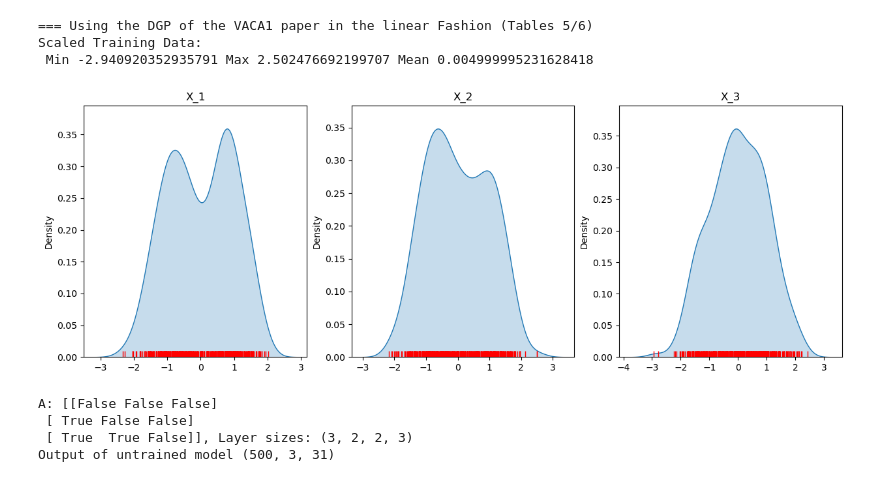
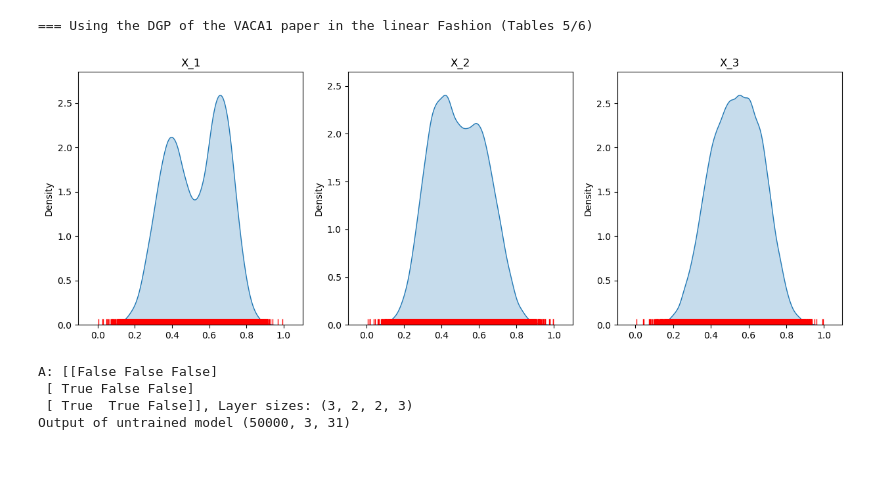
Before and after one commit to oduerr/cflow, a Jupyter notebook: notebooks/simple_model.ipynb, the cells around one changed output. Cells and saved outputs as stored; diff of their text form; code cells hidden in the pictures.

Commit message:
Fixed wrong scaling in nb

```diff
--- a/notebooks/simple_model.ipynb
+++ b/notebooks/simple_model.ipynb
@@ -1,3 +1,8 @@
+# %%
+M = 30
+N_train = 50000
+EPOCHS = 500
+fn = 'triangle_test_large_long.keras'
 # %%
 import numpy as np
 import tensorflow as tf
@@ -8,47 +13,40 @@ import tensorflow as tf
 from tensorflow.keras.optimizers import Adam
 from sklearn.preprocessing import StandardScaler
 from cflow.masked_linear import create_masks_np, LinearMasked, create_theta_tilde_maf, dag_loss
+from cflow.utils import scale_df
 
 ######### DGP #########
 def dgp(n_obs):
     print("=== Using the DGP of the VACA1 paper in the linear Fashion (Tables 5/6)")
     flip = np.random.choice([0, 1], n_obs)
     X_1 = flip * np.random.normal(-2, np.sqrt(1.5), n_obs) + (1 - flip) * np.random.normal(1.5, 1, n_obs)
     X_2 = -X_1 + np.random.normal(size=n_obs)
     X_3 = X_1 + 0.25 * X_2 + np.random.normal(size=n_obs)
 
     dat_s = np.column_stack((X_1, X_2, X_3))
     dat_tf = tf.constant(dat_s, dtype=tf.float32)
 
-    # Scaling the data
-    scaler = StandardScaler()
-    scaled = scaler.fit_transform(dat_tf.numpy()) * 0.99 + 0.005
+    scaled = scale_df(dat_tf) * 0.99 + 0.005
 
     A = np.array([[0, 1, 1], [0, 0, 1], [0, 0, 0]])
     return {'df_orig': dat_tf, 'df_scaled': scaled, 'A': A}
 
 # Generate training data
-train = dgp(500)
+train = dgp(N_train)
 # Give summary statistics of df_scaled
 import seaborn as sns
-
-# Give summary statistics of df_scaled
-print(f"Scaled Training Data:\n Min {train['df_scaled'].min()} Max {train['df_scaled'].max()} Mean {train['df_scaled'].mean()}")
 
 # Plot the KDEs of the training data
 fig, axs = plt.subplots(1, 3, figsize=(15, 5))
 for i in range(3):
     sns.kdeplot(train['df_scaled'][:, i], ax=axs[i], fill=True)
     sns.rugplot(train['df_scaled'][:, i], ax=axs[i], color='r')
     axs[i].set_title(f"X_{i+1}")
 plt.show()
 # %% [output]
 === Using the DGP of the VACA1 paper in the linear Fashion (Tables 5/6)
-Scaled Training Data:
- Min -2.940920352935791 Max 2.502476692199707 Mean 0.004999995231628418
-[figure, old version]
+[figure, new version]
 # %%
-M = 30
 # Transpose the adjacency matrix
 adjacency = np.transpose(train['A']) == 1 #Needs to be a boolean matrix
 # Define layer sizes
@@ -65,7 +63,7 @@ if (M<4):
 A: [[False False False]
  [ True False False]
  [ True  True False]], Layer sizes: (3, 2, 2, 3)
-Output of untrained model (500, 3, 31)
+Output of untrained model (50000, 3, 31)
 # %%
 optimizer = Adam()
 param_model.compile(optimizer=optimizer, loss=dag_loss)
```
Also changed, not shown: parts of 6 cells of this notebook, 2 other files.
